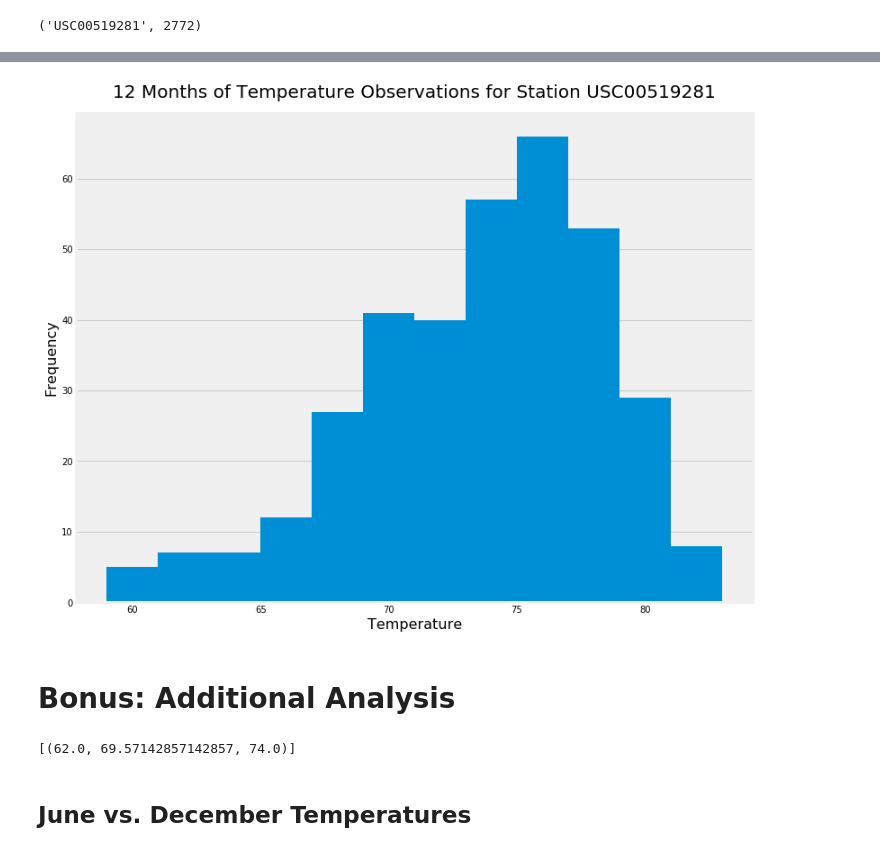
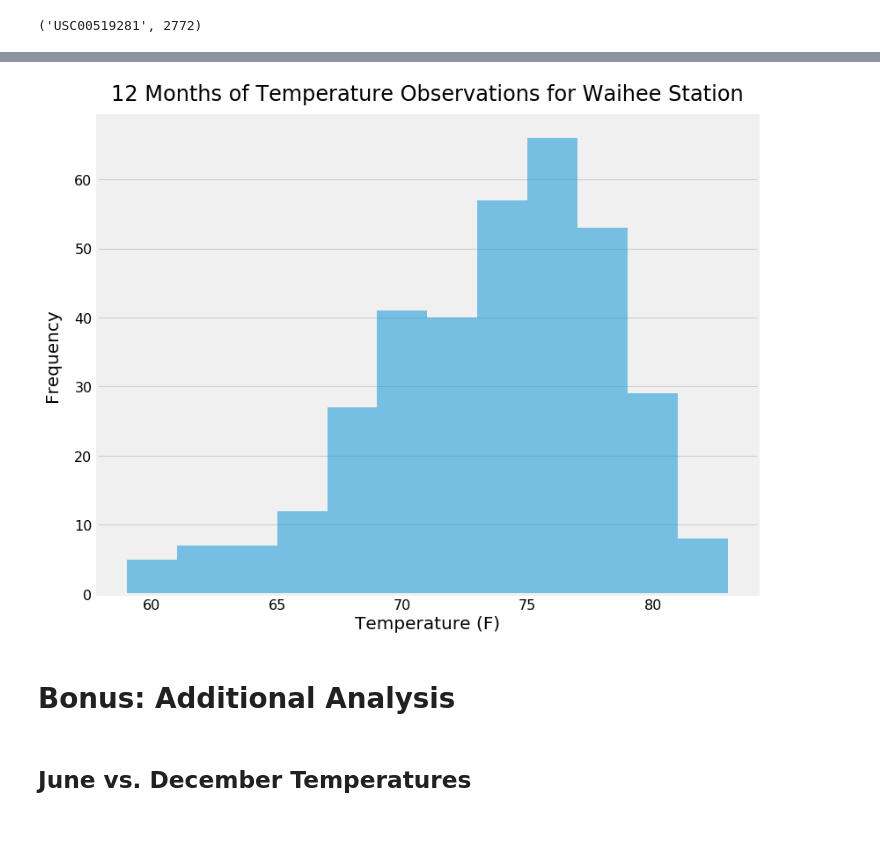
Before and after one commit to L0per/sqlalchemy-challenge, a Jupyter notebook: climate.ipynb, the cells around one changed output, grey strips where cells are left out. Drawn from its saved outputs; the diff is of its cells as text; code cells hidden in the pictures.

```diff
--- a/climate.ipynb
+++ b/climate.ipynb
@@ -191,39 +181,26 @@ tobs_df
 # %%
 # Plot last 12 months of temperature data from most active temperature reading station
 fig, ax1 = plt.subplots(figsize=(12,10))
+tobs_df.plot(kind='hist', ax=ax1, bins=12, alpha = 0.5)
 
-tobs_df.plot(kind='hist', ax=ax1, bins=12)
+# Axis
+ax1.grid(axis='x')
 
-ax1.grid(axis='x')
-ax1.set_title('12 Months of Temperature Observations for Station USC00519281', size=20, y = 1.02, x = 0.5)
-ax1.set_xlabel("Temperature", fontsize = 16)
-ax1.set_ylabel("Frequency", fontsize = 16)
+# Ticks
+ax1.tick_params(axis='y', which='both', labelsize=16, pad=5)
+ax1.tick_params(axis='x', which='both', labelsize=16, pad=5)
+
+# Labels
+ax1.set_title('12 Months of Temperature Observations for Waihee Station', size=24, y = 1.02, x = 0.5)
+ax1.set_xlabel("Temperature (F)", fontsize = 20)
+ax1.set_ylabel("Frequency", fontsize = 20, labelpad = 15)
+
+# Legend
 ax1.get_legend().remove()
 
 plt.show()
 # %% [output]
-[figure, old version]
+[figure, new version]
 # %% [markdown]
 # Bonus: Additional Analysis
-# %%
-# This function called `calc_temps` will accept start date and end date in the format '%Y-%m-%d'
-# and return the minimum, average, and maximum temperatures for that range of dates
-def calc_temps(start_date, end_date):
-    """TMIN, TAVG, and TMAX for a list of dates.
-
-    Args:
-        start_date (string): A date string in the format %Y-%m-%d
-        end_date (string): A date string in the format %Y-%m-%d
-
-    Returns:
-        TMIN, TAVE, and TMAX
-    """
-
-    return session.query(func.min(Measurement.tobs), func.avg(Measurement.tobs), func.max(Measurement.tobs)).\
-        filter(Measurement.date >= start_date).filter(Measurement.date <= end_date).all()
-
-# function usage example
-print(calc_temps('2012-02-28', '2012-03-05'))
-# %% [output]
-[(62.0, 69.57142857142857, 74.0)]
 # %%
```
Also changed, not shown: parts of 20 cells of this notebook.
